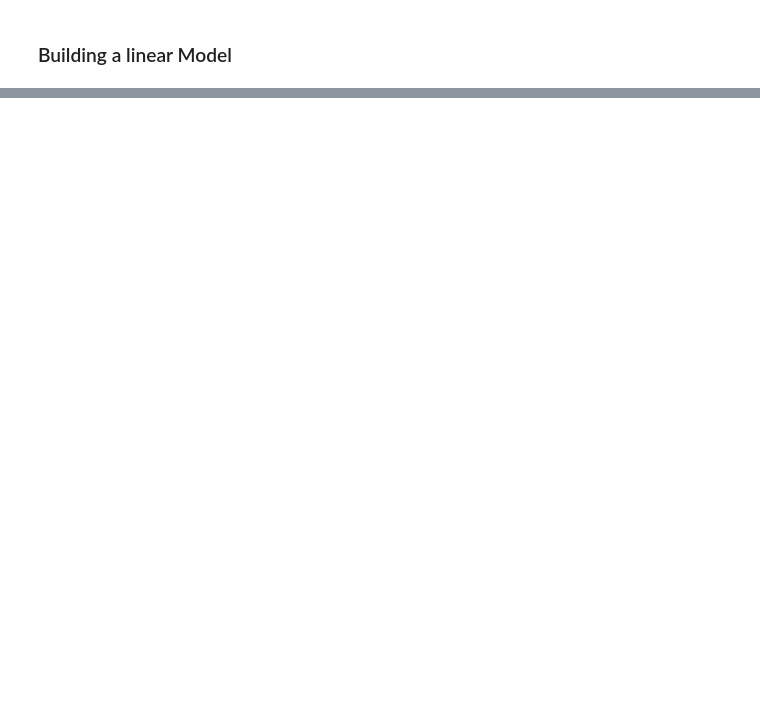
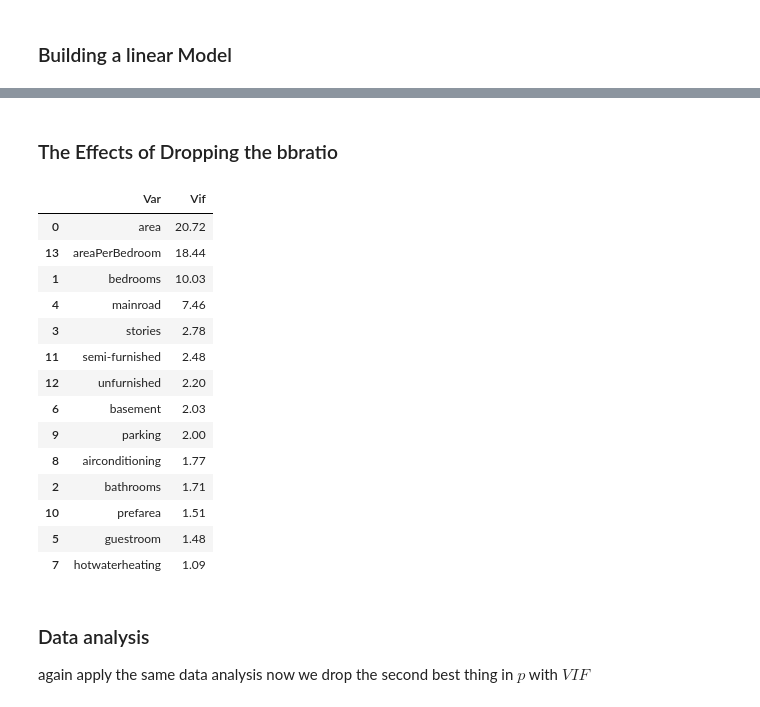
Before and after one commit to Mgrdich/machine_learning_playground, a Jupyter notebook: multiple_linear_regression2.ipynb, the cells around one changed output, grey strips where cells are left out. Drawn from its saved outputs; the diff is of its cells as text; code cells hidden in the pictures; blank space fills up the shorter version.

```diff
--- a/multiple_linear_regression2.ipynb
+++ b/multiple_linear_regression2.ipynb
@@ -212,0 +270,23 @@ Notes:
+# %% [markdown]
+### The Effects of Dropping the bbratio
+# %%
+vif_cal(input_data=housing_multi.drop(['bbratio'],axis=1),dependent_col='price')
+# %% [output]
+|  | Var | Vif |
+| 0 | area | 20.72 |
+| 13 | areaPerBedroom | 18.44 |
+| 1 | bedrooms | 10.03 |
+| 4 | mainroad | 7.46 |
+| 3 | stories | 2.78 |
+| 11 | semi-furnished | 2.48 |
+| 12 | unfurnished | 2.20 |
+| 6 | basement | 2.03 |
+| 9 | parking | 2.00 |
+| 8 | airconditioning | 1.77 |
+| 2 | bathrooms | 1.71 |
+| 10 | prefarea | 1.51 |
+| 5 | guestroom | 1.48 |
+| 7 | hotwaterheating | 1.09 |
+# %% [markdown]
+### Data analysis
+again apply the same data analysis now we drop the second best thing in $p$ with $VIF$
```
Also changed, not shown: parts of 32 cells of this notebook.
